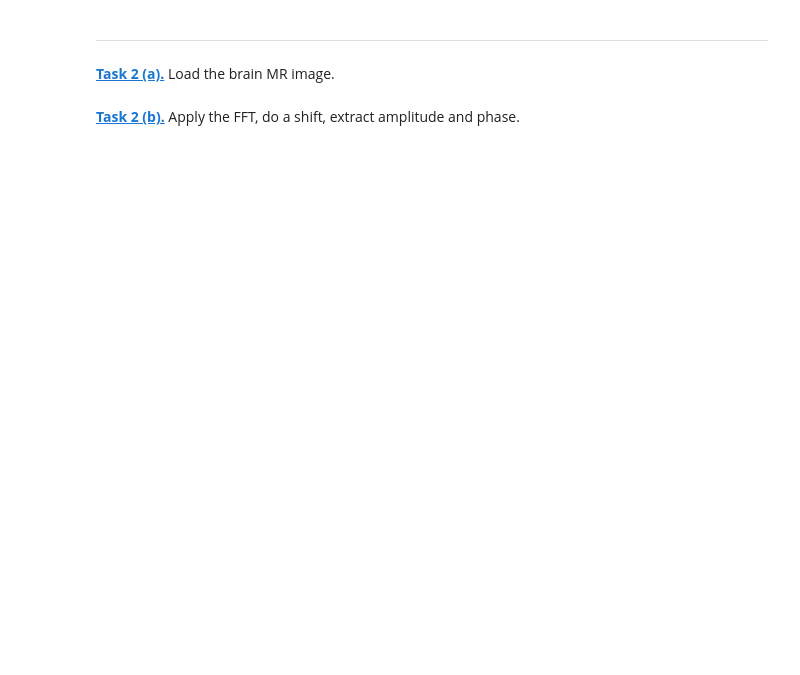
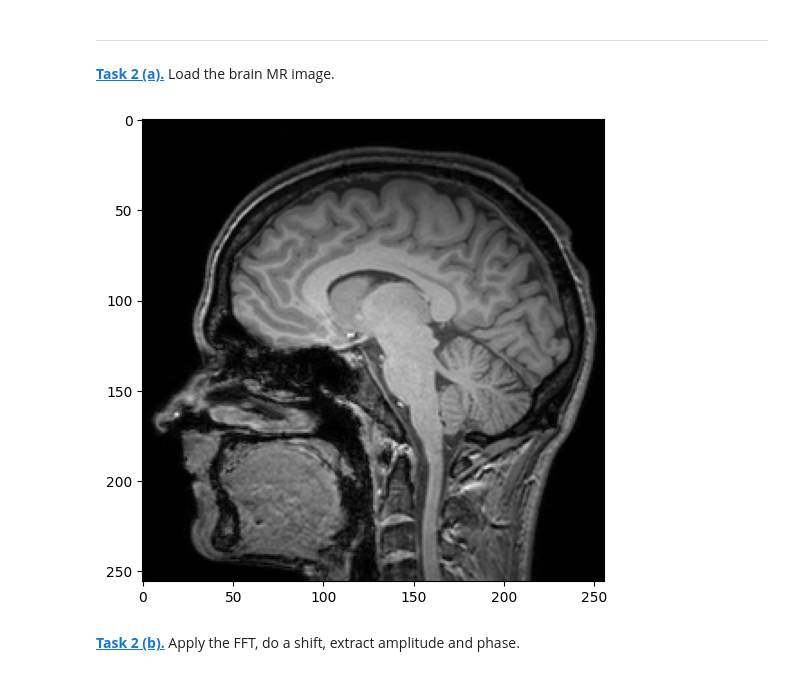
Before and after one commit to sedanep/mobifs5-python, a Jupyter notebook: fourier.ipynb, the cells around one changed output. Saved outputs shown, nothing was run; the diff lists cells and outputs as text; code cells hidden in the pictures; blank space fills up the shorter version.

```diff
--- a/fourier.ipynb
+++ b/fourier.ipynb
@@ -27,5 +71,12 @@ plt.imshow(phase, 'gray')
 ---
 # %% [markdown]
 **[Task 2 (a).]()** Load the brain MR image.
+# %%
+brain = plt.imread('data/brain_mri.png')
+plt.figure(figsize=(6, 6))
+plt.imshow(brain, cmap='gray')
+plt.show()
+# %% [output]
+[figure, added]
 # %% [markdown]
 **[Task 2 (b).]()** Apply the FFT, do a shift, extract amplitude and phase.
```
Also changed, not shown: parts of 12 cells of this notebook.
